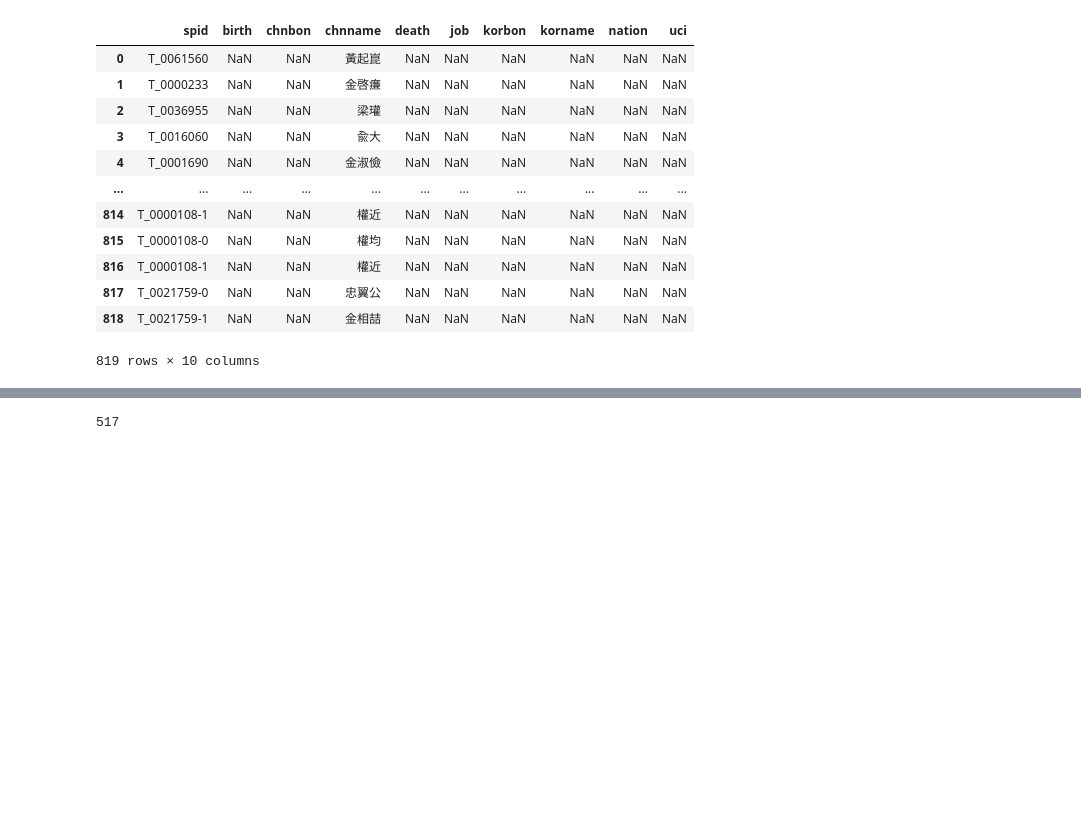
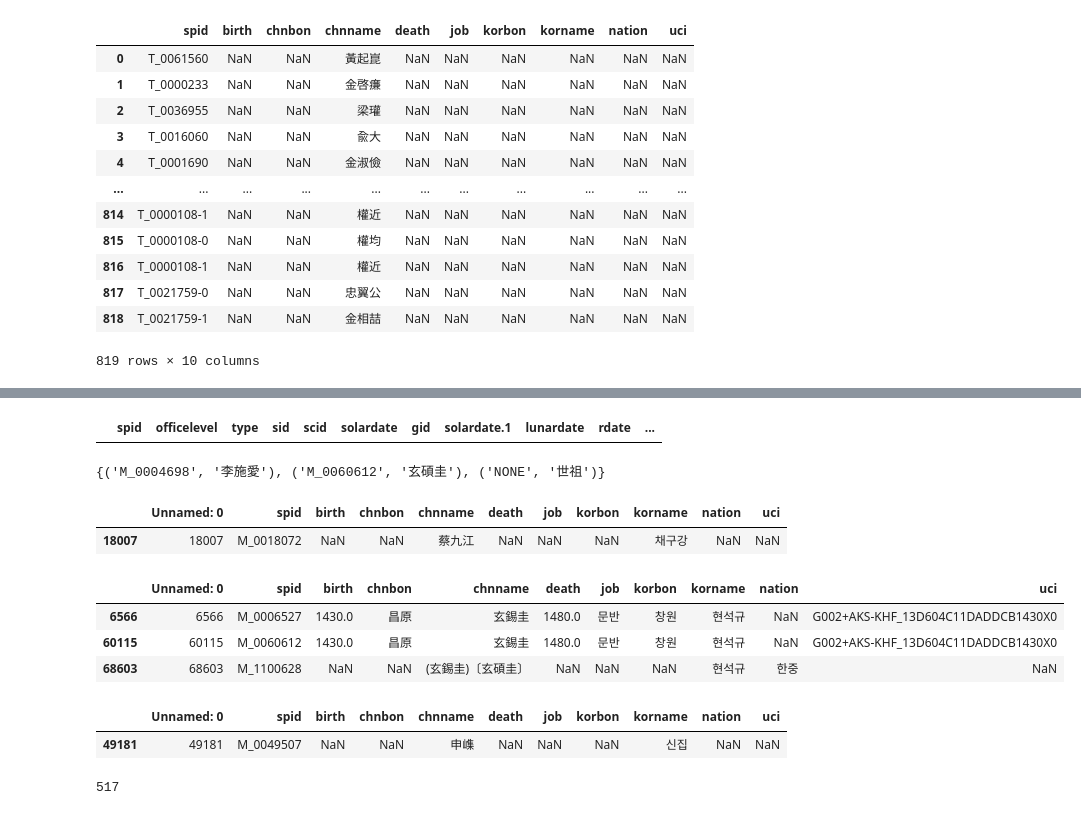
Before and after one commit to yenniejun/JoseonMunkwa, a Jupyter notebook: code/PreprocessToLinkage/To Split.ipynb, the cells around one changed output, grey strips where cells are left out. Cells and saved outputs as stored; diff of their text form; code cells hidden in the pictures; blank space fills up the shorter version.

```diff
--- a/code/PreprocessToLinkage/To Split.ipynb
+++ b/code/PreprocessToLinkage/To Split.ipynb
@@ -910,3 +1040,30 @@ len(split_people), len(too_similar_not_splitting)
+# %%
+sillok_career[sillok_career.spid == "M_005000618"]
+# %% [output]
+|  | spid | officelevel | type | sid | scid | solardate | gid | solardate.1 | lunardate | rdate | ... |
+# %%
+get_spid_and_names_from_sillok(sid='kia_10707014_005')
+#kia_10707014_005, kia_10809009_003, kia_10706
+# %% [output]
+{('M_0004698', '李施愛'), ('M_0060612', '玄碩圭'), ('NONE', '世祖')}
+# %%
+sillok_person[sillok_person.spid == "M_0018072"]
+# %% [output]
+|  | Unnamed: 0 | spid | birth | chnbon | chnname | death | job | korbon | korname | nation | uci |
+| 18007 | 18007 | M_0018072 | NaN | NaN | 蔡九江 | NaN | NaN | NaN | 채구강 | NaN | NaN |
+# %%
+sillok_person[sillok_person.chnname.str.contains("玄錫圭")]
+# %% [output]
+|  | Unnamed: 0 | spid | birth | chnbon | chnname | death | job | korbon | korname | nation | uci |
+| 6566 | 6566 | M_0006527 | 1430.0 | 昌原 | 玄錫圭 | 1480.0 | 문반 | 창원 | 현석규 | NaN | G002+AKS-KHF_13D604C11DADDCB1430X0 |
+| 60115 | 60115 | M_0060612 | 1430.0 | 昌原 | 玄錫圭 | 1480.0 | 문반 | 창원 | 현석규 | NaN | G002+AKS-KHF_13D604C11DADDCB1430X0 |
+| 68603 | 68603 | M_1100628 | NaN | NaN | (玄錫圭)〔玄碩圭〕 | NaN | NaN | NaN | 현석규 | 한중 | NaN |
+# %%
+sillok_person[sillok_person.chnname.str.contains("申㠎")]
+# 申㶅', '申㶅  orignal:申㠎
+# %% [output]
+|  | Unnamed: 0 | spid | birth | chnbon | chnname | death | job | korbon | korname | nation | uci |
+| 49181 | 49181 | M_0049507 | NaN | NaN | 申㠎 | NaN | NaN | NaN | 신집 | NaN | NaN |
 # %%
 # These are cases I need to keep looking at
 other_name_exists = too_similar_not_splitting[too_similar_not_splitting.new_names != "{}"]
```
Also changed, not shown: parts of 31 cells of this notebook.
